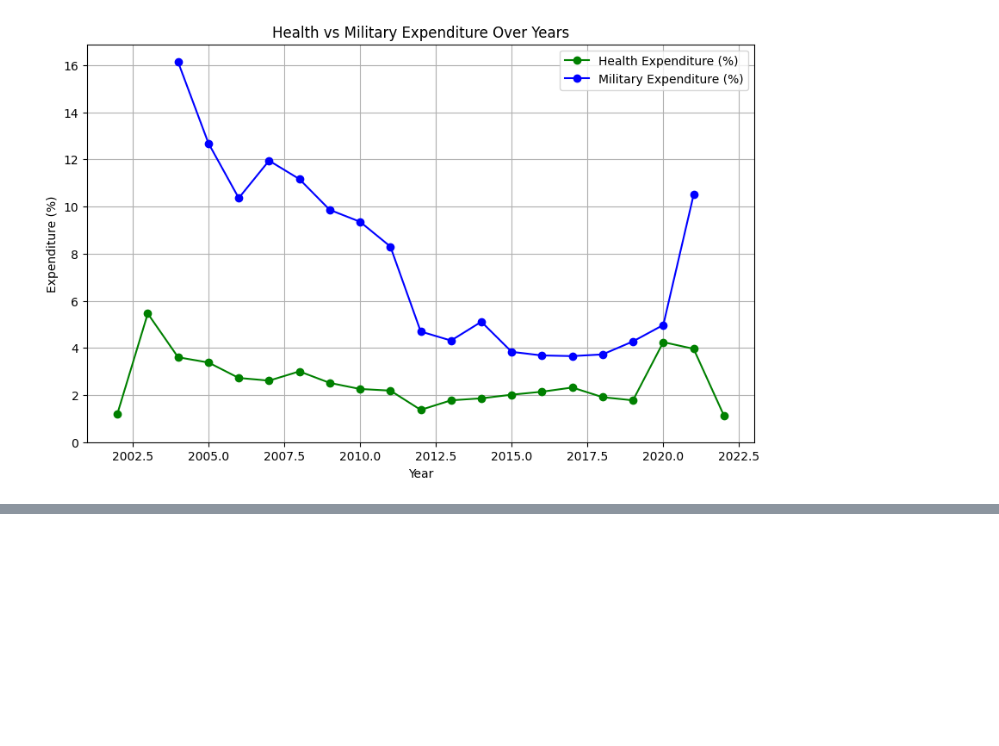
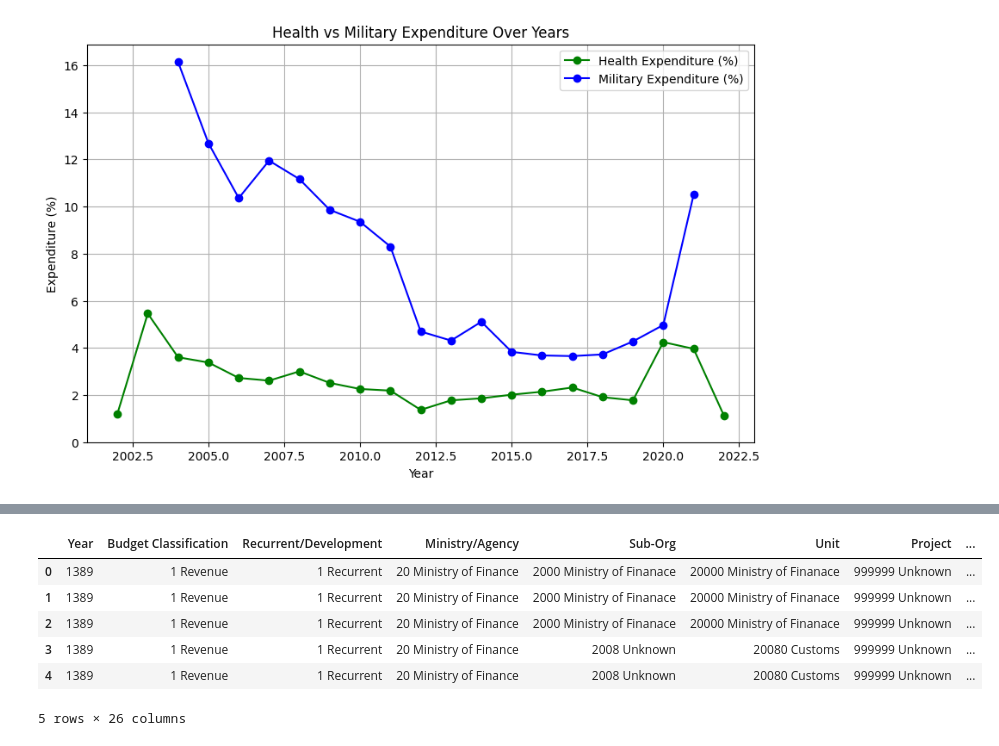
Before and after one commit to group-pi-dataviz/group-pi-dataviz.github.io, a Jupyter notebook: scripts/data_prepocessing_parte3.ipynb, the cells around one changed output, grey strips where cells are left out. Cells and saved outputs as stored; diff of their text form; code cells hidden in the pictures; blank space fills up the shorter version.

```diff
--- a/scripts/data_prepocessing_parte3.ipynb
+++ b/scripts/data_prepocessing_parte3.ipynb
@@ -5,10 +5,10 @@ import pandas as pd
 import numpy as np
 import matplotlib.pyplot as plt
 # %%
-def load_data(file_path):
+def load_data(file_path, sep=',', encoding='utf-8'):
     """Load data from a CSV file into a pandas DataFrame."""
     try:
-        data = pd.read_csv(file_path, sep=',')
+        data = pd.read_csv(file_path, sep=sep, encoding=encoding)
         print("Data loaded successfully.")
         return data
     except Exception as e:
@@ -180,0 +161,3 @@ plt.show()
+# %%
+data = load_data("../data/section_3/afg-boost-eng-2011-19.CSV", sep=';', encoding='ansi')
+summary = summarize_data(data)
@@ -180,0 +176,10 @@ plt.show()
+# %%
+data.head()
+# %% [output]
+|  | Year | Budget Classification | Recurrent/Development | Ministry/Agency | Sub-Org | Unit | Project | ... |
+| 0 | 1389 | 1 Revenue | 1 Recurrent | 20 Ministry of Finance | 2000 Ministry of Finanace | 20000 Ministry of Finanace | 999999 Unknown | ... |
+| 1 | 1389 | 1 Revenue | 1 Recurrent | 20 Ministry of Finance | 2000 Ministry of Finanace | 20000 Ministry of Finanace | 999999 Unknown | ... |
+| 2 | 1389 | 1 Revenue | 1 Recurrent | 20 Ministry of Finance | 2000 Ministry of Finanace | 20000 Ministry of Finanace | 999999 Unknown | ... |
+| 3 | 1389 | 1 Revenue | 1 Recurrent | 20 Ministry of Finance | 2008 Unknown | 20080 Customs | 999999 Unknown | ... |
+| 4 | 1389 | 1 Revenue | 1 Recurrent | 20 Ministry of Finance | 2008 Unknown | 20080 Customs | 999999 Unknown | ... |
+5 rows × 26 columns
```
Also changed, not shown: parts of 43 cells of this notebook, 2 other files.
